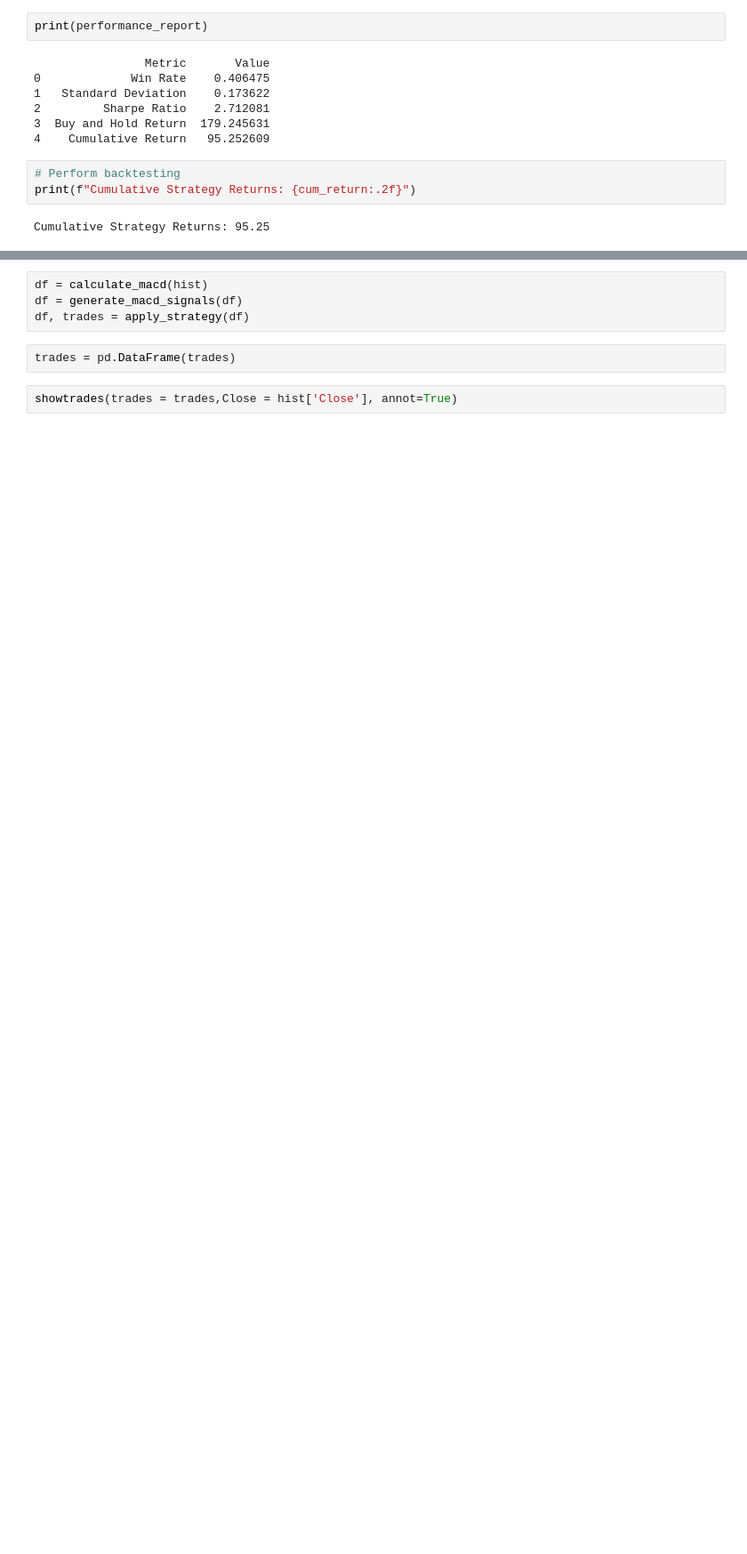
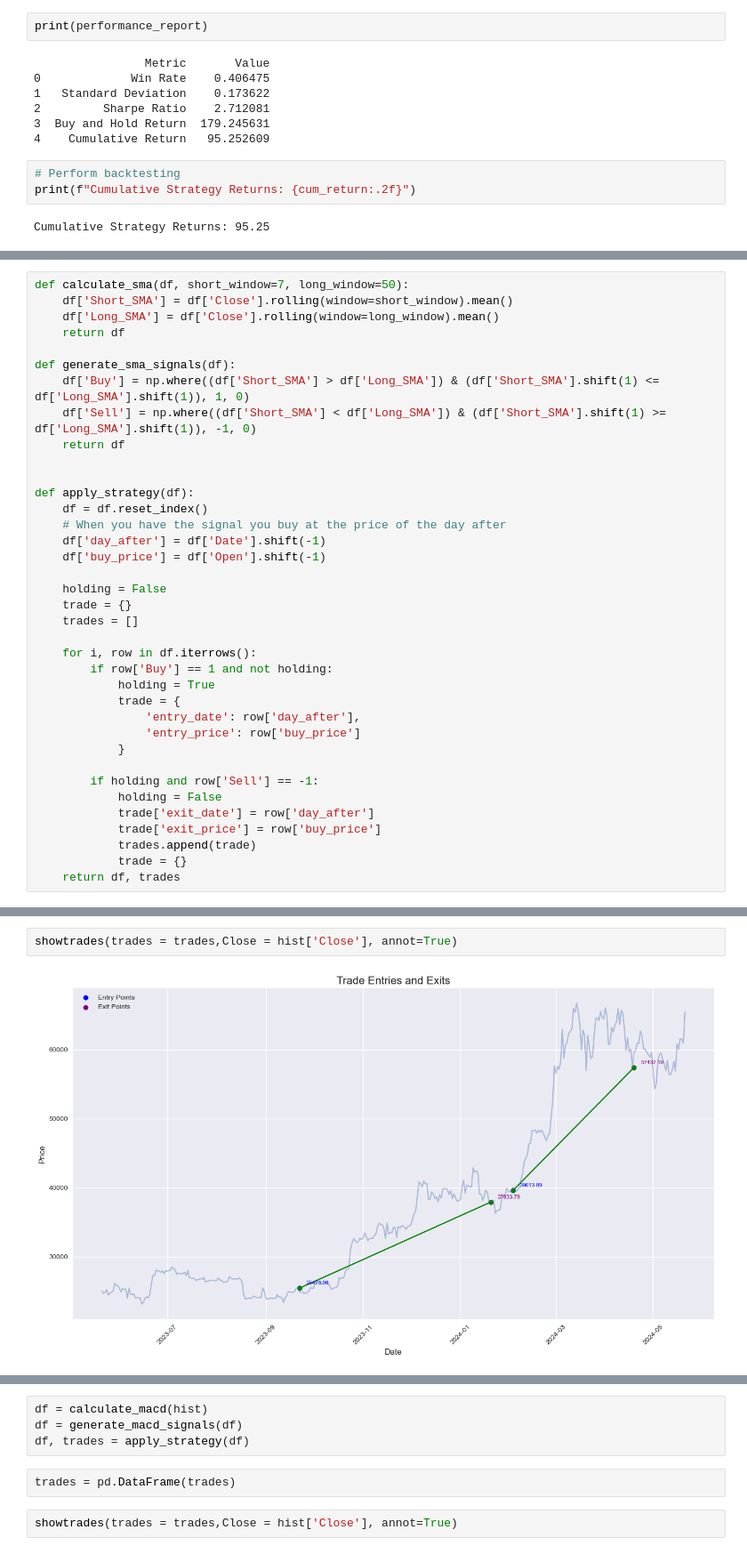
Before and after one commit to datadham/TradingStrategy, a Jupyter notebook: notebooks/03_StrategyOverview.ipynb, the cells around one changed output, grey strips where cells are left out. Shown at 89% size. Drawn from its saved outputs; the diff is of its cells as text; blank space fills up the shorter version.

```diff
--- a/notebooks/03_StrategyOverview.ipynb
+++ b/notebooks/03_StrategyOverview.ipynb
@@ -211,0 +253,37 @@ Cumulative Strategy Returns: 95.25
+# %%
+def calculate_sma(df, short_window=7, long_window=50):
+    df['Short_SMA'] = df['Close'].rolling(window=short_window).mean()
+    df['Long_SMA'] = df['Close'].rolling(window=long_window).mean()
+    return df
+
+def generate_sma_signals(df):
+    df['Buy'] = np.where((df['Short_SMA'] > df['Long_SMA']) & (df['Short_SMA'].shift(1) <= df['Long_SMA'].shift(1)), 1, 0)
+    df['Sell'] = np.where((df['Short_SMA'] < df['Long_SMA']) & (df['Short_SMA'].shift(1) >= df['Long_SMA'].shift(1)), -1, 0)
+    return df
+
+
+def apply_strategy(df):
+    df = df.reset_index()
+    # When you have the signal you buy at the price of the day after
+    df['day_after'] = df['Date'].shift(-1)
+    df['buy_price'] = df['Open'].shift(-1)
+
+    holding = False
+    trade = {}
+    trades = []
+
+    for i, row in df.iterrows():
+        if row['Buy'] == 1 and not holding:
+            holding = True
+            trade = {
+                'entry_date': row['day_after'],
+                'entry_price': row['buy_price']
+            }
+
+        if holding and row['Sell'] == -1:
+            holding = False
+            trade['exit_date'] = row['day_after']
+            trade['exit_price'] = row['buy_price']
+            trades.append(trade)
+            trade = {}
+    return df, trades
@@ -211,0 +296,4 @@ Cumulative Strategy Returns: 95.25
+# %%
+showtrades(trades = trades,Close = hist['Close'], annot=True)
+# %% [output]
+[figure, added]
```
Also changed, not shown: parts of 28 cells of this notebook, 1 other file.
